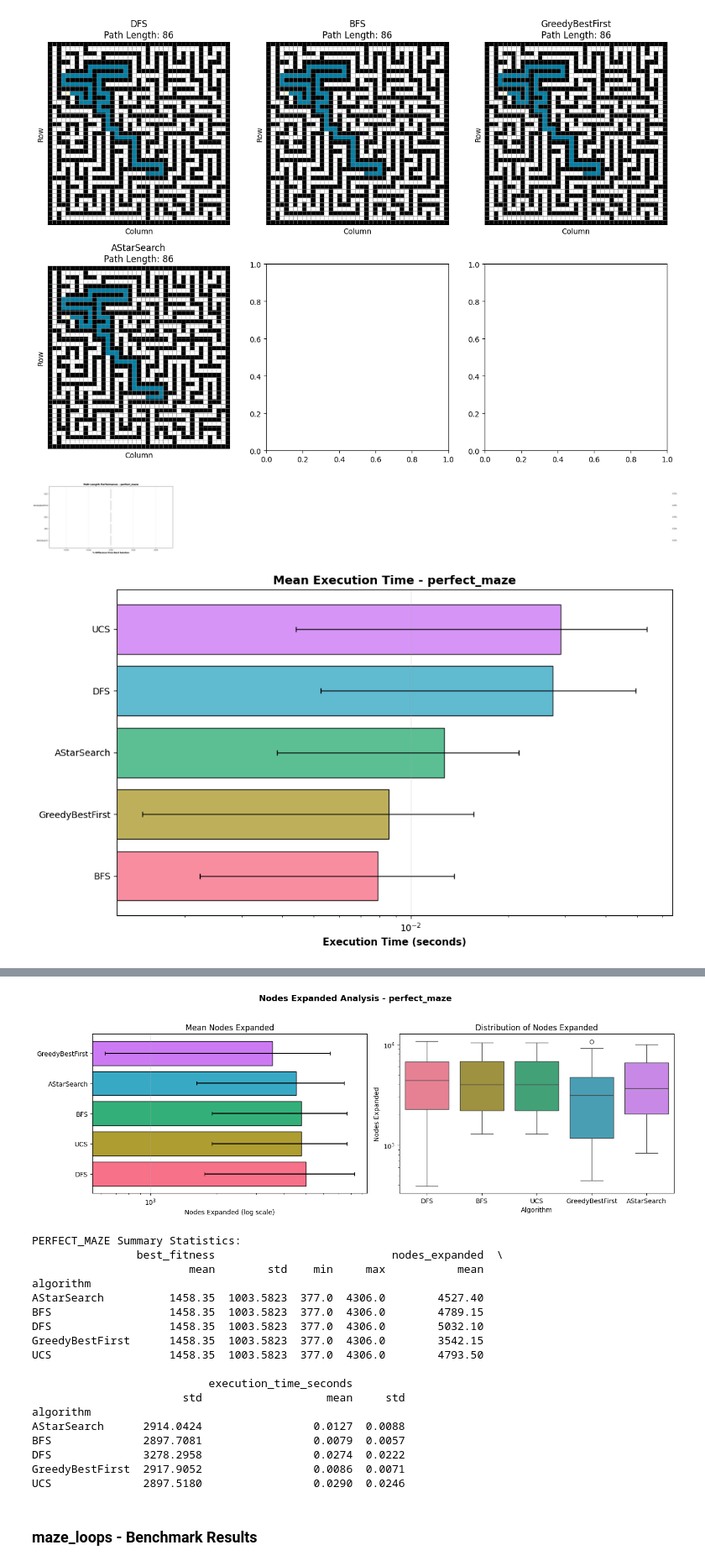
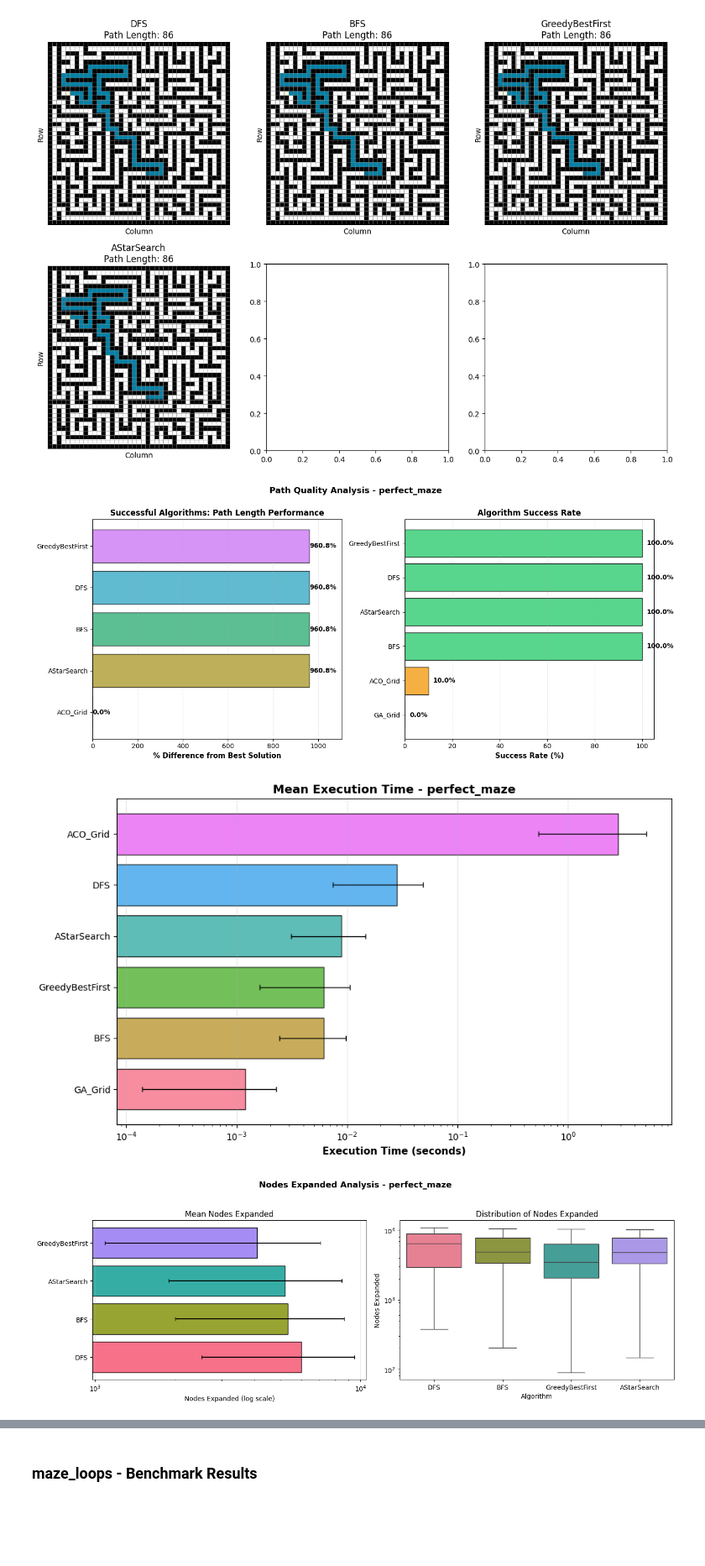
Before and after one commit to htham-eituc/AI1_search-algorithms, a Jupyter notebook: src/notebooks/5_grid_pathfinding_analysis_final.ipynb, the cells around one changed output, grey strips where cells are left out. Shown at 84% size. Drawn from its saved outputs; the diff is of its cells as text; code cells hidden in the pictures; blank space fills up the shorter version.

```diff
--- a/src/notebooks/5_grid_pathfinding_analysis_final.ipynb
+++ b/src/notebooks/5_grid_pathfinding_analysis_final.ipynb
@@ -586,3 +595,14 @@ HTML("""
 """)
 # %% [output]
 [interactive output not drawn]
+# %%
+# Path comparison
+fig = plot_path_comparison(trace, ALGORITHMS)
+plt.savefig(OUTPUT_DIR / f'{case_name}_paths.png', dpi=150, bbox_inches='tight')
+plt.show()
+
+# Save trace
+trace_file = OUTPUT_DIR / f'{case_name}_stage1_trace.pkl'
+with open(trace_file, 'wb') as f:
+    pickle.dump(trace, f)
+print(f"Saved trace to {trace_file}")
@@ -591,7 +614,7 @@ case_name = 'maze_loops'
 if case_name in benchmark_results:
     df = benchmark_results[case_name]
 
-    fig = analyze_path_length(df, case_name)
+    fig = analyze_path_quality(df, case_name)
     plt.savefig(OUTPUT_DIR / f'{case_name}_pathlen_performance.png', dpi=150, bbox_inches='tight')
     plt.show()
 
@@ -794,7 +817,7 @@ case_name = 'obstacles'
 if case_name in benchmark_results:
     df = benchmark_results[case_name]
 
-    fig = analyze_path_length(df, case_name)
+    fig = analyze_path_quality(df, case_name)
     plt.savefig(OUTPUT_DIR / f'{case_name}_pathlen_performance.png', dpi=150, bbox_inches='tight')
     plt.show()
 
@@ -1001,7 +1024,7 @@ case_name = 'obstacles_dense'
 if case_name in benchmark_results:
     df = benchmark_results[case_name]
 
-    fig = analyze_path_length(df, case_name)
+    fig = analyze_path_quality(df, case_name)
     plt.savefig(OUTPUT_DIR / f'{case_name}_pathlen_performance.png', dpi=150, bbox_inches='tight')
     plt.show()
 
@@ -1206,23 +1229,24 @@ TypeError: 'NoneType' object is not iterable
 # %%
 case_name = 'perfect_maze'
 if case_name in benchmark_results:
     df = benchmark_results[case_name]
 
-    fig = analyze_path_length(df, case_name)
+    fig = analyze_path_quality(df, case_name)
     plt.savefig(OUTPUT_DIR / f'{case_name}_pathlen_performance.png', dpi=150, bbox_inches='tight')
     plt.show()
 
     fig = analyze_execution_time(df, case_name)
     plt.savefig(OUTPUT_DIR / f'{case_name}_execution_time.png', dpi=150, bbox_inches='tight')
     plt.show()
 
     fig = analyze_nodes_expanded(df, case_name)
     plt.savefig(OUTPUT_DIR / f'{case_name}_nodes_expanded.png', dpi=150, bbox_inches='tight')
     plt.show()
 
     print_summary_stats(df, case_name)
 else:
     print(f"Benchmark data not available for {case_name}")
 # %% [output]
-[figure, old version]
+[figure, new version]
-[figure, old version]
+[figure, new version]
+[figure, new version]
@@ -1232,22 +1270,3 @@ Passing `palette` without assigning `hue` is deprecated and will be removed in v
-[figure, old version]
-PERFECT_MAZE Summary Statistics:
-                best_fitness                           nodes_expanded  \
-                        mean        std    min     max           mean
-algorithm
-AStarSearch          1458.35  1003.5823  377.0  4306.0        4527.40
-BFS                  1458.35  1003.5823  377.0  4306.0        4789.15
-DFS                  1458.35  1003.5823  377.0  4306.0        5032.10
-GreedyBestFirst      1458.35  1003.5823  377.0  4306.0        3542.15
-UCS                  1458.35  1003.5823  377.0  4306.0        4793.50
-
-                           execution_time_seconds
-                       std                   mean     std
-algorithm
-AStarSearch      2914.0424                 0.0127  0.0088
-BFS              2897.7081                 0.0079  0.0057
-DFS              3278.2958                 0.0274  0.0222
-GreedyBestFirst  2917.9052                 0.0086  0.0071
-UCS              2897.5180                 0.0290  0.0246
 # %% [markdown]
 ### maze_loops - Benchmark Results
 # %%
```
Also changed, not shown: parts of 25 cells of this notebook, 21 other files.
